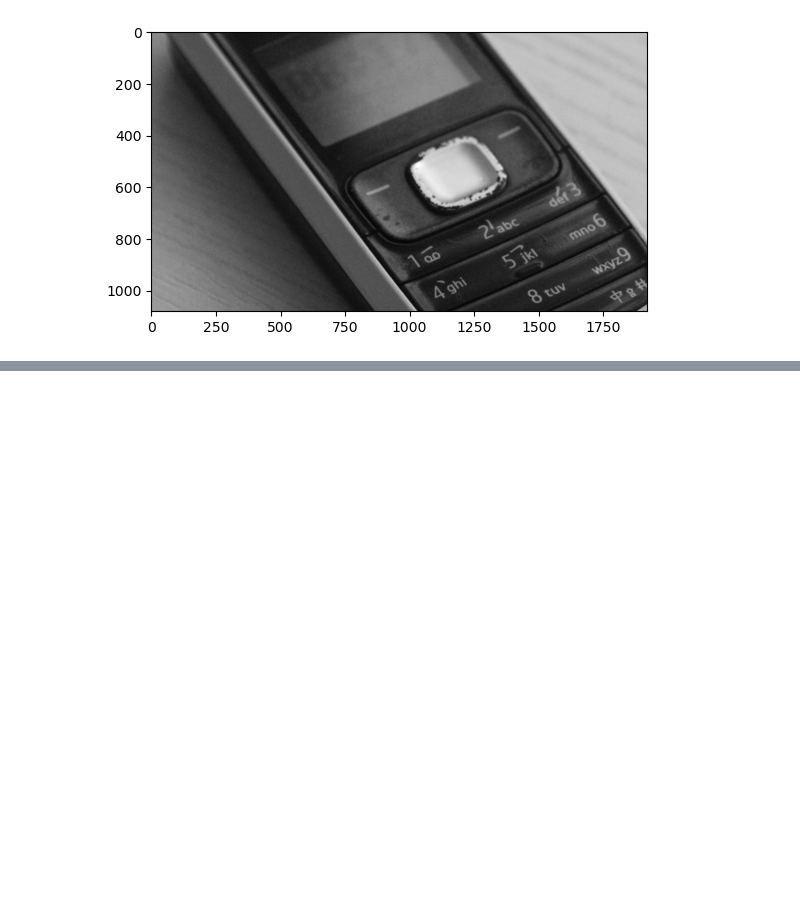
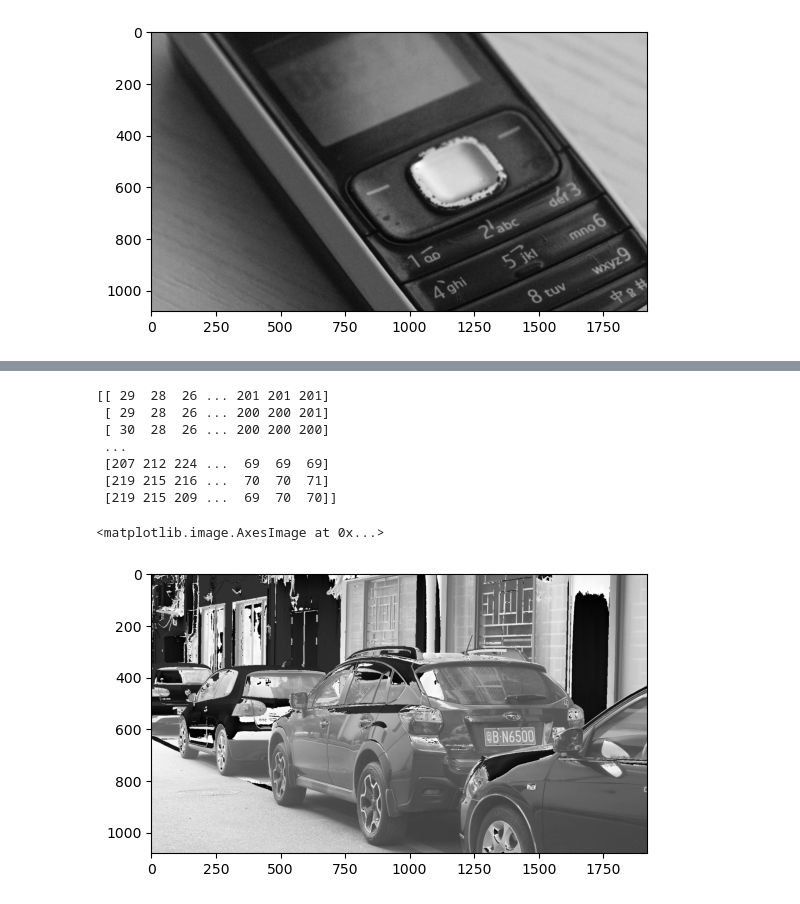
Before and after one commit to claudiodanielpc/imagenes, a Jupyter notebook: U2_1A_Claudio_Pacheco.ipynb, the cells around one changed output, grey strips where cells are left out. Drawn from its saved outputs; the diff is of its cells as text; code cells hidden in the pictures; blank space fills up the shorter version.

```diff
--- a/U2_1A_Claudio_Pacheco.ipynb
+++ b/U2_1A_Claudio_Pacheco.ipynb
@@ -54 +86,20 @@ plt.imshow(resta, cmap='gray')
 [figure]
+# %%
+#Realizar las operaciones con numpy
+
+#Incrementar la intensidad de los pixeles en 50
+
+img4 = img.copy()
+img4 = np.add(img4,50)
+print(img4)
+plt.imshow(img4, cmap='gray')
+# %% [output]
+[[ 29  28  26 ... 201 201 201]
+ [ 29  28  26 ... 200 200 201]
+ [ 30  28  26 ... 200 200 200]
+ ...
+ [207 212 224 ...  69  69  69]
+ [219 215 216 ...  70  70  71]
+ [219 215 209 ...  69  70  70]]
+<matplotlib.image.AxesImage at 0x...>
+[figure, added]
```
Also changed, not shown: parts of 14 cells of this notebook.
